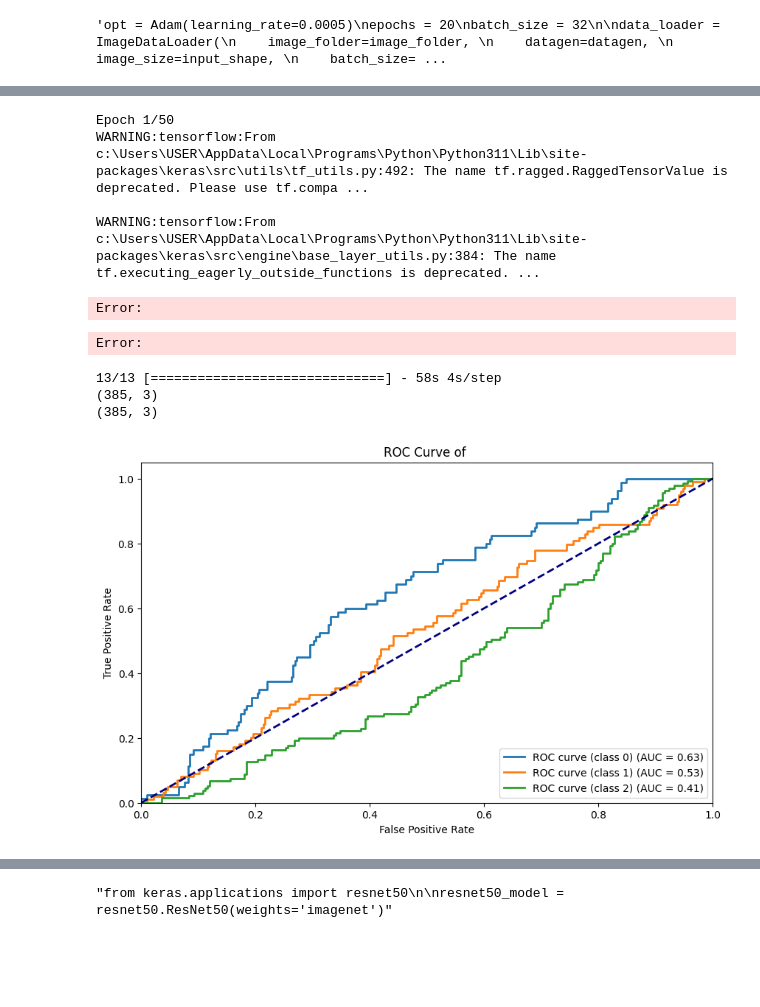
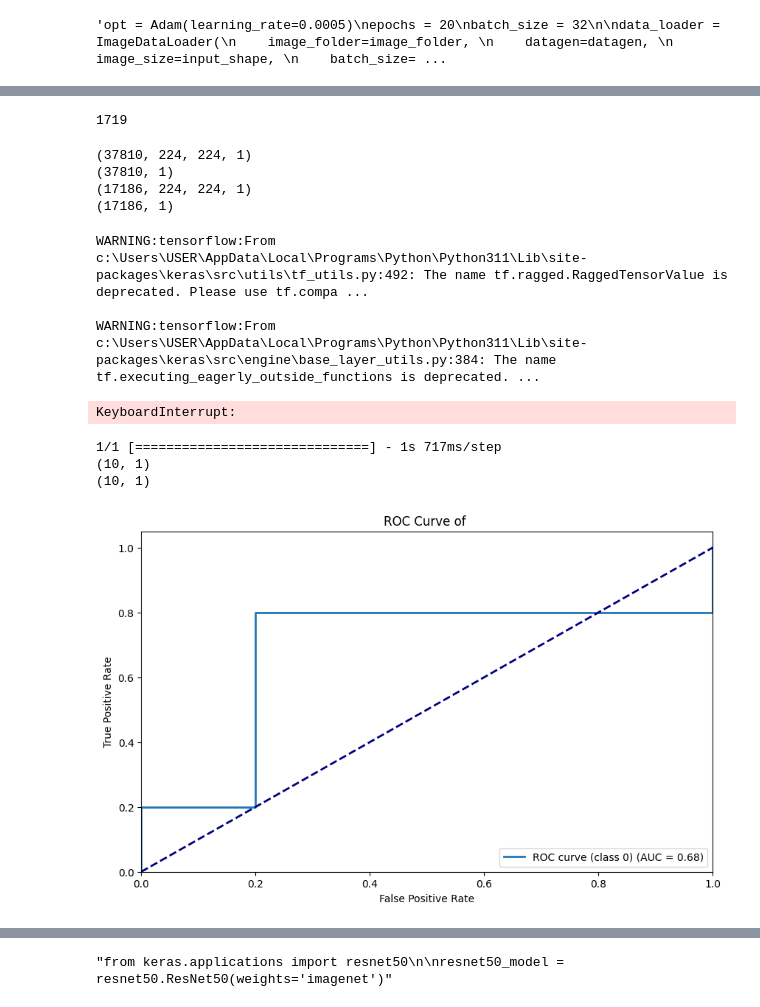
Before and after one commit to qkestacion07/CPE313, a Jupyter notebook: X_ray/prac.ipynb, the cells around one changed output, grey strips where cells are left out. Cells and saved outputs as stored; diff of their text form; code cells hidden in the pictures; blank space fills up the shorter version.

```diff
--- a/X_ray/prac.ipynb
+++ b/X_ray/prac.ipynb
@@ -366,7 +421,7 @@ Non-trainable params: 960 (3.75 KB)
 _________________________________________________________________
 # %%
 opt = Adam(learning_rate=0.0001)
-epochs = 50
+epochs = 1
 batch_size = 32
 acc_metric = 'binary_accuracy'
 
@@ -385,6 +440,52 @@ model_checkpoint = ModelCheckpoint(
     monitor='val_'+acc_metric,
     save_best_only=True,
     verbose=1)
+# %%
+def load_npy_files(src, name, samples):
+    print(src)
+    data = []
+    for idx in samples:
+        data.append(np.load(os.path.join(src, name,f'{idx}')))
+    return np.concatenate(data,axis=0)
+# %%
+if not os.path.exists(os.path.join(folder, "x_train.npy")):
+    np.random.seed(42)
+    n = len(os.listdir(os.path.join(folder, "x_trains")))
+    sample_n = 500
+    file_indices = np.arange(n)
+    sample_indices = np.random.choice(file_indices,size=sample_n,replace=False)
+    sample_indices = np.sort(sample_indices)
+    x_train = load_npy_files(os.path.join(folder, "x_trains"),'x_train_batch_')
+    y_train = load_npy_files(os.path.join(folder, "y_trains"),'x_train_batch_')
+    x_val = load_npy_files(os.path.join(folder, "x_vals"),'x_train_batch_')
+    y_val = load_npy_files(os.path.join(folder, "y_vals"),'x_train_batch_')
+
+    np.save(os.path.join(folder, "x_train.npy"),x_train)
+    np.save(os.path.join(folder, "y_train.npy"),y_train)
+    np.save(os.path.join(folder, "x_val.npy"),x_val)
+    np.save(os.path.join(folder, "y_val.npy"),y_val)
+else:
+    x_train = np.load(os.path.join(folder, "x_train.npy"))
+    y_train = np.load(os.path.join(folder, "y_train.npy"))
+    x_val = np.load(os.path.join(folder, "x_val.npy"))
+    y_val = np.load(os.path.join(folder, "y_val.npy"))
+# %%
+n = len(os.listdir(os.path.join(folder, "x_trains")))
+print(n)
+sample_n = 500
+file_indices = np.arange(n)
+# %% [output]
+1719
+# %%
+print(x_train.shape)
+print(y_train.shape)
+print(x_val.shape)
+print(y_val.shape)
+# %% [output]
+(37810, 224, 224, 1)
+(37810, 1)
+(17186, 224, 224, 1)
+(17186, 1)
 # %%
 model.compile(
     optimizer=opt,
@@ -392,7 +493,10 @@ model.compile(
     metrics=[acc_metric])
 
 try:
-    flow = datagen.flow(x_train, y_train, batch_size=batch_size)
+    flow = datagen.flow(
+        x=x_train,
+        y=y_train,
+        batch_size=batch_size)
     training_time = time()
     history = model.fit(
         flow,
@@ -406,19 +510,17 @@ except MemoryError:
     del model
     gc.collect()
 # %% [output]
-Epoch 1/50
 WARNING:tensorflow:From c:\Users\USER\AppData\Local\Programs\Python\Python311\Lib\site-packages\keras\src\utils\tf_utils.py:492: The name tf.ragged.RaggedTensorValue is deprecated. Please use tf.compa ...
 
 WARNING:tensorflow:From c:\Users\USER\AppData\Local\Programs\Python\Python311\Lib\site-packages\keras\src\engine\base_layer_utils.py:384: The name tf.executing_eagerly_outside_functions is deprecated. ...
-Error:
+KeyboardInterrupt:
-Error:
 # %%
-plot_multiclass_roc(model,x_test,y_test,len(labels))
+plot_multiclass_roc(model,x_val,y_val,len(labels))
 # %% [output]
-13/13 [==============================] - 58s 4s/step
-(385, 3)
-(385, 3)
+1/1 [==============================] - 1s 717ms/step
+(10, 1)
+(10, 1)
-[figure, old version]
+[figure, new version]
 # %%
 plot_loss_accuracy(history,acc_metric)
 # %% [output]
```
Also changed, not shown: parts of 13 cells of this notebook, 2 other files.
